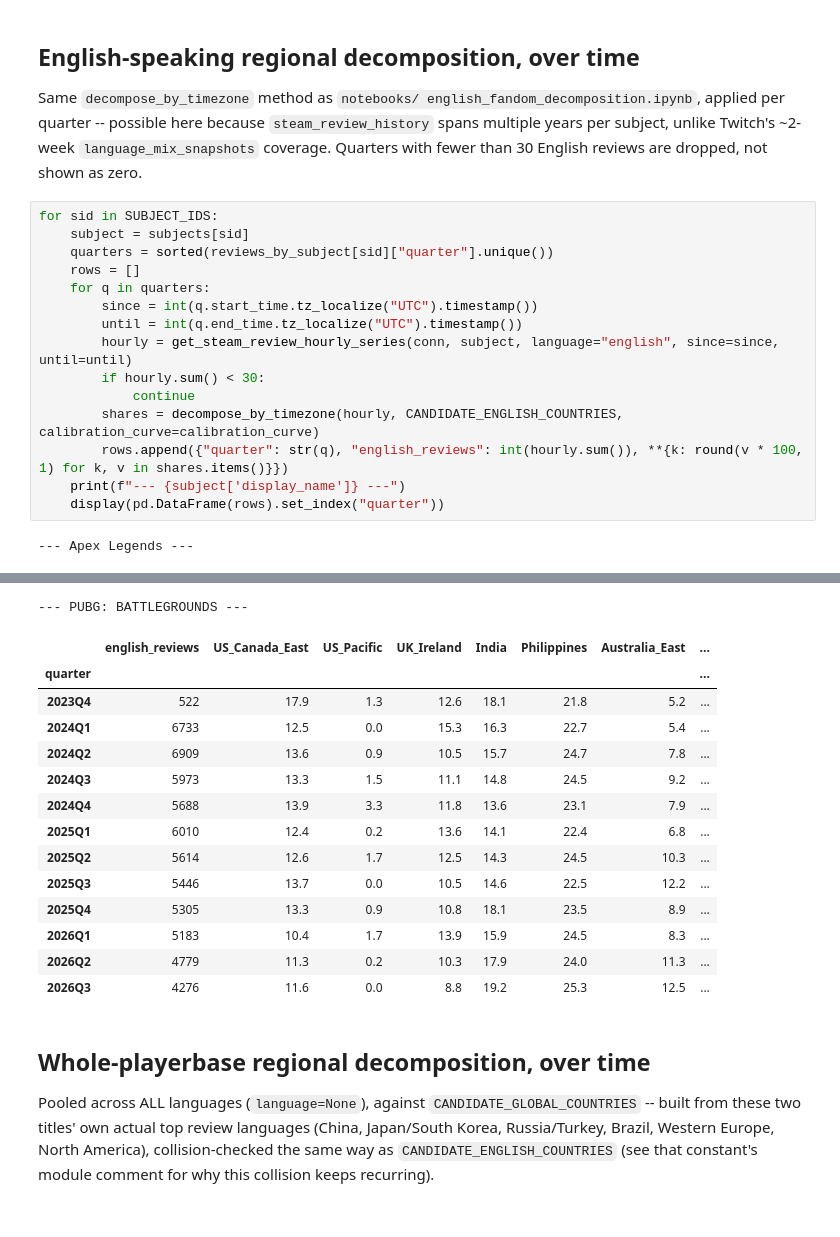
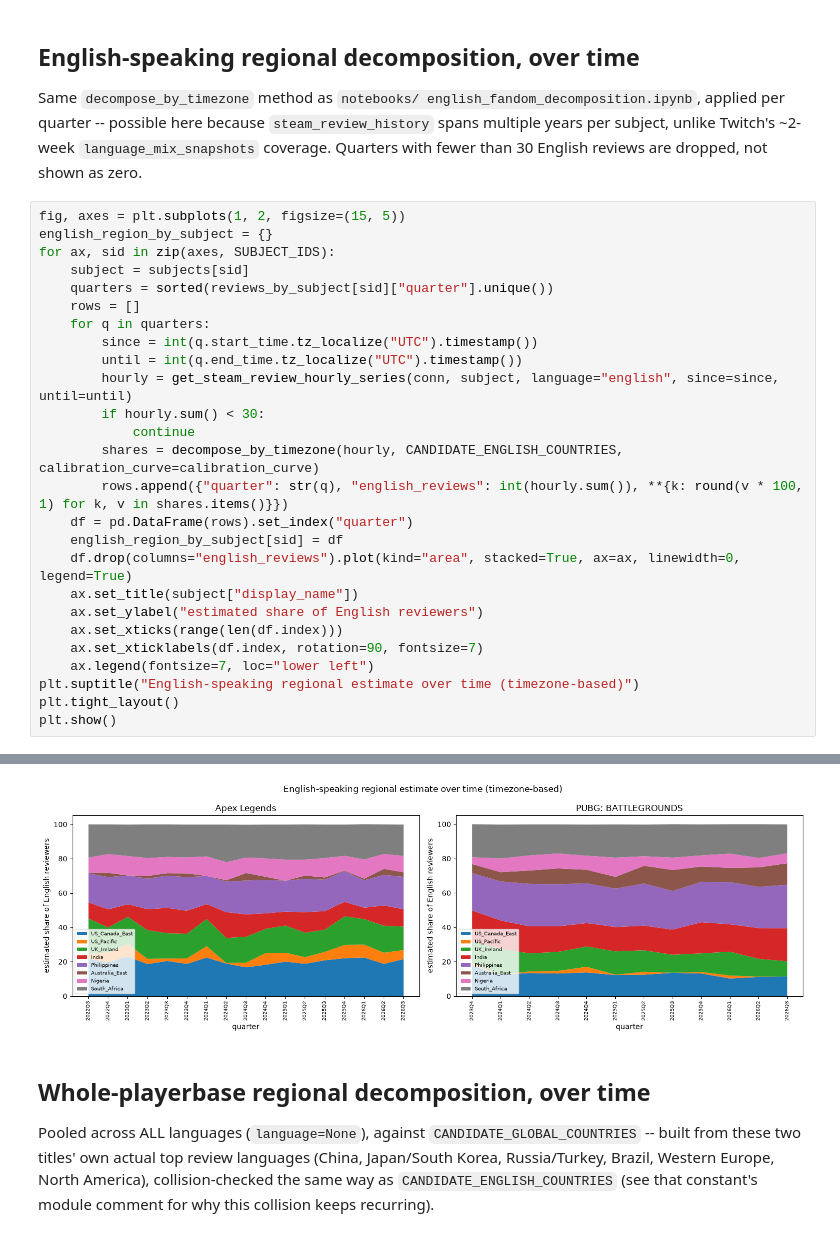
Before and after one commit to JacobH1994/fandomdatapuller, a Jupyter notebook: notebooks/steam_review_playerbase_over_time.ipynb, the cells around one changed output, grey strips where cells are left out. Saved outputs shown, nothing was run; the diff lists cells and outputs as text.

```diff
--- a/notebooks/steam_review_playerbase_over_time.ipynb
+++ b/notebooks/steam_review_playerbase_over_time.ipynb
@@ -142,7 +142,9 @@ because `steam_review_history` spans multiple years per subject, unlike
 Twitch's ~2-week `language_mix_snapshots` coverage. Quarters with fewer
 than 30 English reviews are dropped, not shown as zero.
 # %%
-for sid in SUBJECT_IDS:
+fig, axes = plt.subplots(1, 2, figsize=(15, 5))
+english_region_by_subject = {}
+for ax, sid in zip(axes, SUBJECT_IDS):
     subject = subjects[sid]
     quarters = sorted(reviews_by_subject[sid]["quarter"].unique())
     rows = []
@@ -154,7 +156,15 @@ for sid in SUBJECT_IDS:
             continue
         shares = decompose_by_timezone(hourly, CANDIDATE_ENGLISH_COUNTRIES, calibration_curve=calibration_curve)
         rows.append({"quarter": str(q), "english_reviews": int(hourly.sum()), **{k: round(v * 100, 1) for k, v in shares.items()}})
-    print(f"--- {subject['display_name']} ---")
-    display(pd.DataFrame(rows).set_index("quarter"))
+    df = pd.DataFrame(rows).set_index("quarter")
+    english_region_by_subject[sid] = df
+    df.drop(columns="english_reviews").plot(kind="area", stacked=True, ax=ax, linewidth=0, legend=True)
+    ax.set_title(subject["display_name"])
+    ax.set_ylabel("estimated share of English reviewers")
+    ax.set_xticks(range(len(df.index)))
+    ax.set_xticklabels(df.index, rotation=90, fontsize=7)
+    ax.legend(fontsize=7, loc="lower left")
+plt.suptitle("English-speaking regional estimate over time (timezone-based)")
+plt.tight_layout()
+plt.show()
 # %% [output]
---- Apex Legends ---
@@ -180,18 +171,4 @@ for sid in SUBJECT_IDS:
---- PUBG: BATTLEGROUNDS ---
-|  | english_reviews | US_Canada_East | US_Pacific | UK_Ireland | India | Philippines | Australia_East | ... |
-| quarter |  |  |  |  |  |  |  | ... |
-| 2023Q4 | 522 | 17.9 | 1.3 | 12.6 | 18.1 | 21.8 | 5.2 | ... |
-| 2024Q1 | 6733 | 12.5 | 0.0 | 15.3 | 16.3 | 22.7 | 5.4 | ... |
-| 2024Q2 | 6909 | 13.6 | 0.9 | 10.5 | 15.7 | 24.7 | 7.8 | ... |
-| 2024Q3 | 5973 | 13.3 | 1.5 | 11.1 | 14.8 | 24.5 | 9.2 | ... |
-| 2024Q4 | 5688 | 13.9 | 3.3 | 11.8 | 13.6 | 23.1 | 7.9 | ... |
-| 2025Q1 | 6010 | 12.4 | 0.2 | 13.6 | 14.1 | 22.4 | 6.8 | ... |
-| 2025Q2 | 5614 | 12.6 | 1.7 | 12.5 | 14.3 | 24.5 | 10.3 | ... |
-| 2025Q3 | 5446 | 13.7 | 0.0 | 10.5 | 14.6 | 22.5 | 12.2 | ... |
-| 2025Q4 | 5305 | 13.3 | 0.9 | 10.8 | 18.1 | 23.5 | 8.9 | ... |
-| 2026Q1 | 5183 | 10.4 | 1.7 | 13.9 | 15.9 | 24.5 | 8.3 | ... |
-| 2026Q2 | 4779 | 11.3 | 0.2 | 10.3 | 17.9 | 24.0 | 11.3 | ... |
-| 2026Q3 | 4276 | 11.6 | 0.0 | 8.8 | 19.2 | 25.3 | 12.5 | ... |
+[figure, added]
 # %% [markdown]
 ## Whole-playerbase regional decomposition, over time
 
```
Also changed, not shown: parts of 1 cell of this notebook, 1 other file.
